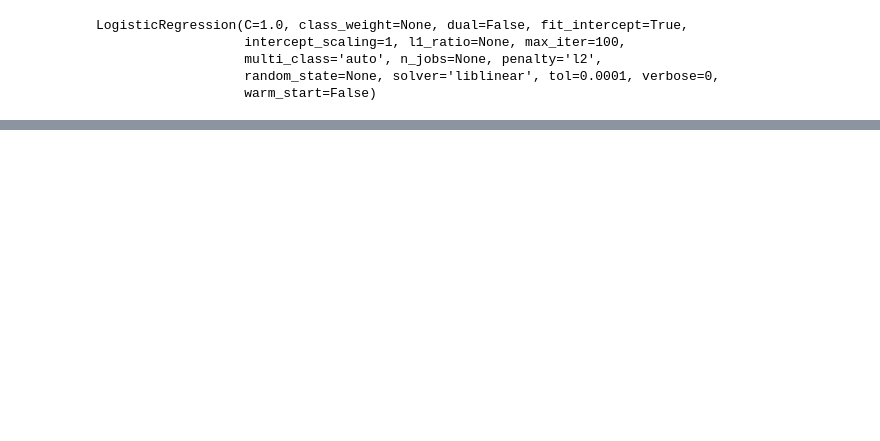
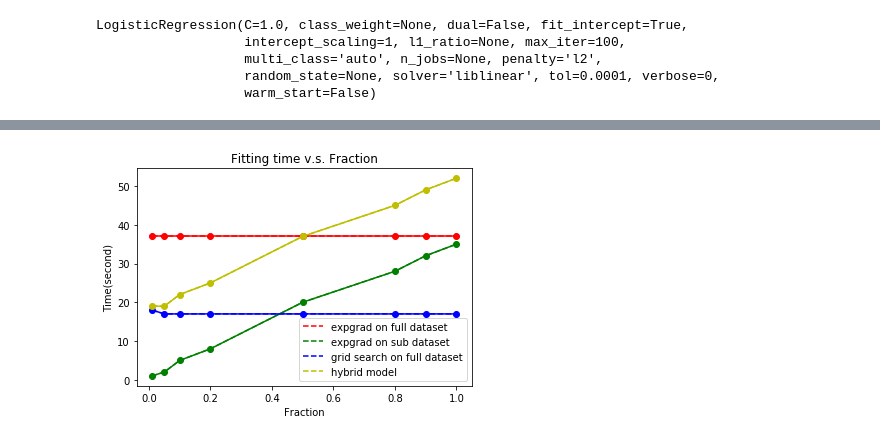
Before and after one commit to UMass-Responsible-AI/fairlearn, a Jupyter notebook: notebooks/Scalability_fraction_effect.ipynb, the cells around one changed output, grey strips where cells are left out. Saved outputs shown, nothing was run; the diff lists cells and outputs as text; code cells hidden in the pictures; blank space fills up the shorter version.

```diff
--- a/notebooks/Scalability_fraction_effect.ipynb
+++ b/notebooks/Scalability_fraction_effect.ipynb
@@ -210,0 +280,16 @@ plt.show()
+# %%
+import matplotlib.pyplot as plt
+
+time_hybrid = [time_grids[i] + time_expgrad_fracs[i] for i in range(len(fractions))]
+l1 = plt.plot(fractions,time_expgrad_alls,'r--',label="expgrad on full dataset")
+l2 = plt.plot(fractions,time_expgrad_fracs,'g--',label="expgrad on sub dataset")
+l3 = plt.plot(fractions,time_grids,'b--',label="grid search on full dataset")
+l4 = plt.plot(fractions,time_hybrid,'y--',label="hybrid model")
+plt.plot(fractions,time_expgrad_alls,'ro-',fractions,time_expgrad_fracs,'go-',fractions,time_grids,'bo-',fractions,time_hybrid,'yo-')
+plt.xlabel('Fraction')
+plt.ylabel('Time(second)')
+plt.title('Fitting time v.s. Fraction')
+plt.legend()
+plt.show()
+# %% [output]
+[figure, added]
```
Also changed, not shown: parts of 13 cells of this notebook, 3 other files.
